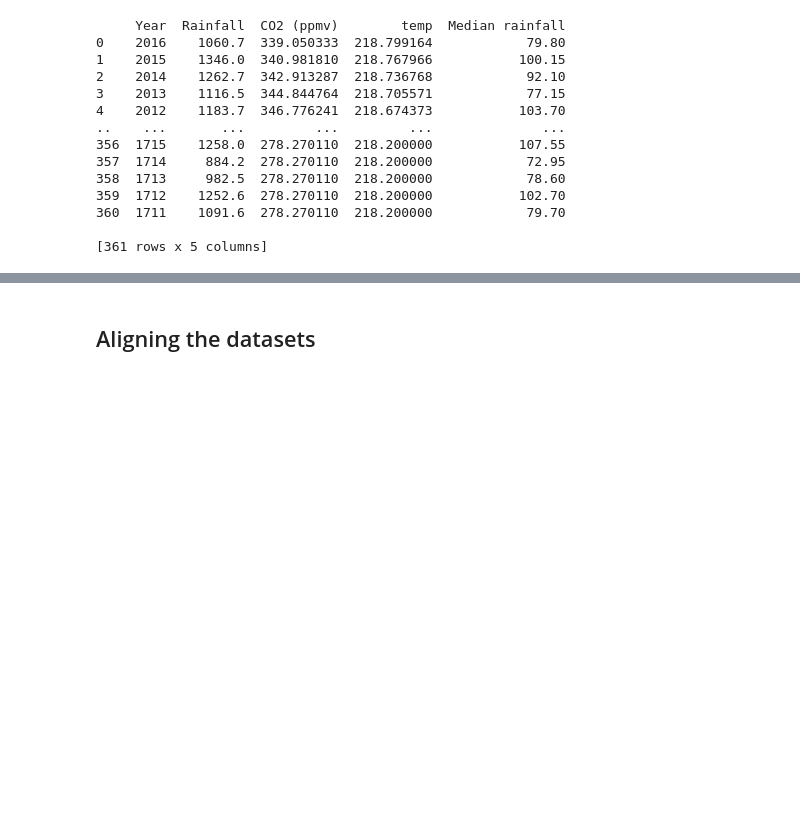
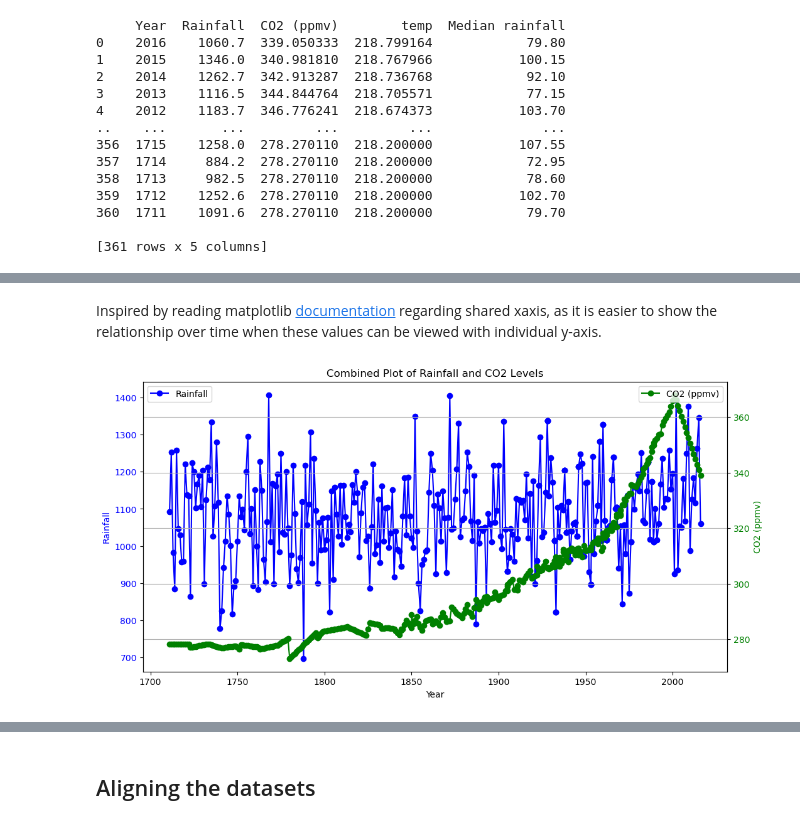
Before and after one commit to nexlanglxm/climate-data-analysis, a Jupyter notebook: project2/project.ipynb, the cells around one changed output, grey strips where cells are left out. Saved outputs shown, nothing was run; the diff lists cells and outputs as text; code cells hidden in the pictures; blank space fills up the shorter version.

```diff
--- a/project2/project.ipynb
+++ b/project2/project.ipynb
@@ -743,0 +617,25 @@ Median rainfall  0.104077  0.821850    0.116122 -0.010088         1.000000
+# %% [markdown]
+Inspired by reading matplotlib [documentation](https://matplotlib.org/stable/api/_as_gen/matplotlib.axes.Axes.twinx.html) regarding shared xaxis, as it is easier to show the relationship over time when these values can be viewed with individual y-axis.
+# %%
+# Set up the figure and axes
+fig, ax1 = plt.subplots(figsize=(12, 6))
+
+# Plotting Rainfall
+ax1.set_xlabel('Year')
+ax1.set_ylabel('Rainfall', color='blue')
+ax1.plot(combined_raindata['Year'], combined_raindata['Rainfall'], label='Rainfall', color='blue', marker='o')
+ax1.tick_params(axis='y', labelcolor='blue')
+ax1.legend(loc='upper left')
+
+# Creating a second y-axis for CO2
+ax2 = ax1.twinx()
+ax2.set_ylabel('CO2 (ppmv)', color='green')
+ax2.plot(combined_raindata['Year'], combined_raindata['CO2 (ppmv)'], label='CO2 (ppmv)', color='green', marker='o')
+ax2.tick_params(axis='y', labelcolor='green')
+ax2.legend(loc='upper right')
+
+plt.title('Combined Plot of Rainfall and CO2 Levels')
+plt.grid(True)
+plt.show()
+# %% [output]
+[figure, added]
```
Also changed, not shown: parts of 12 cells of this notebook.
